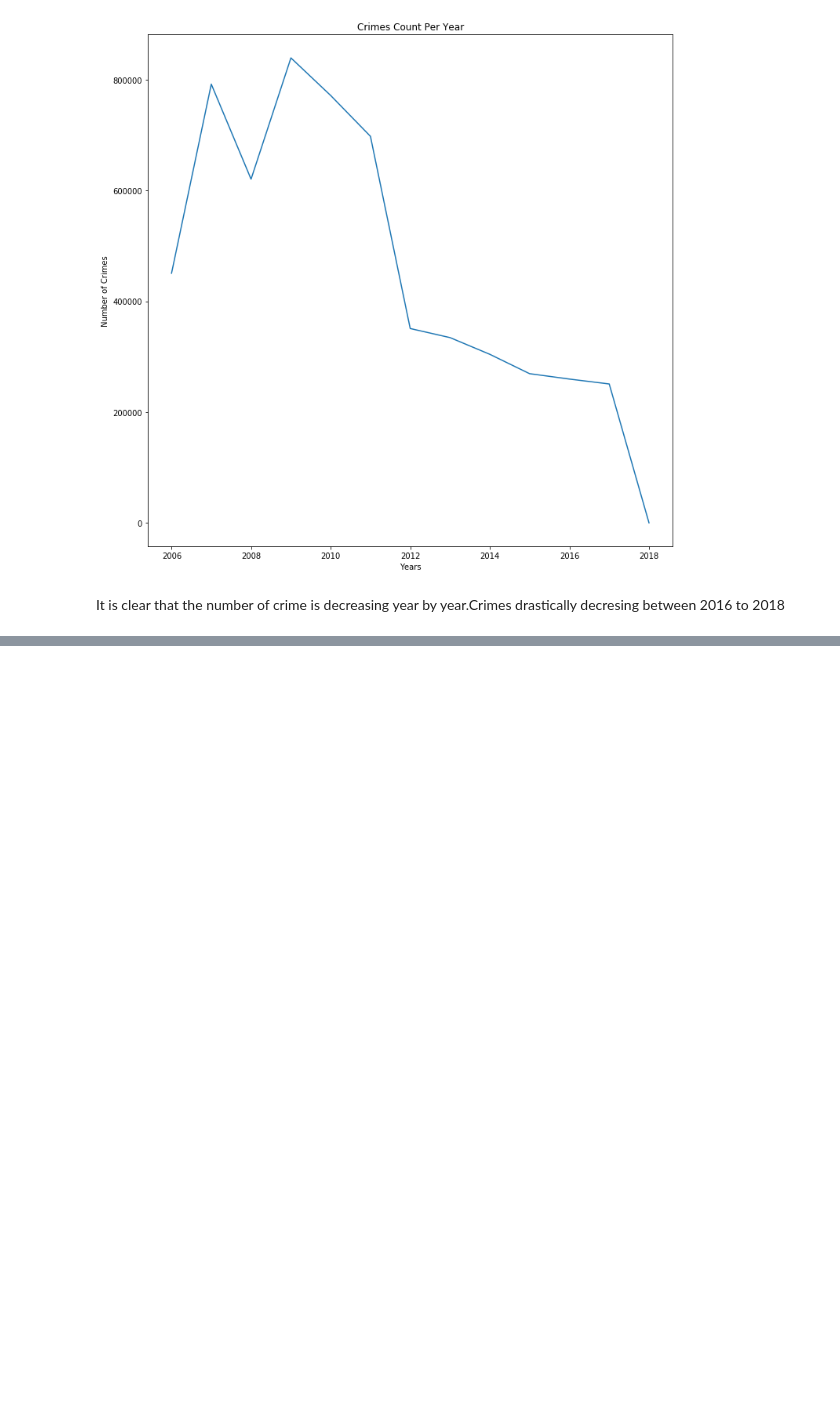
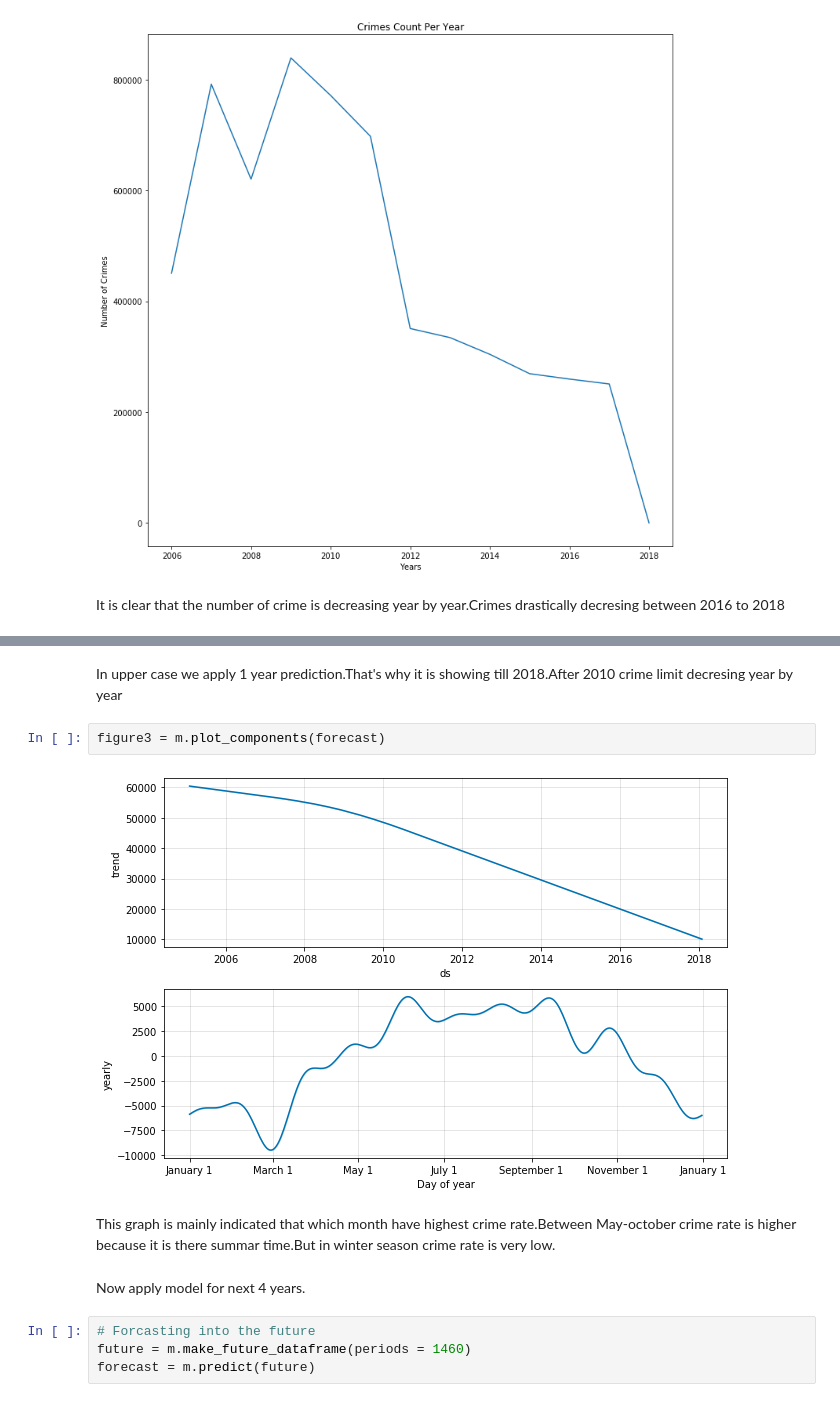
Before and after one commit to LIMON100/Crimes-in-Chicago, a Jupyter notebook: CrimeAnalysis.ipynb, the cells around one changed output, grey strips where cells are left out. Saved outputs shown, nothing was run; the diff lists cells and outputs as text; blank space fills up the shorter version.

```diff
--- a/CrimeAnalysis.ipynb
+++ b/CrimeAnalysis.ipynb
@@ -691,0 +846,14 @@ It is clear that the number of crime is decreasing year by year.Crimes drastical
+# %% [markdown]
+In upper case we apply 1 year prediction.That's why it is showing till 2018.After 2010 crime limit decresing year by year
+# %%
+figure3 = m.plot_components(forecast)
+# %% [output]
+[figure, added]
+# %% [markdown]
+This graph is mainly indicated that which month have highest crime rate.Between May-october crime rate is higher because it is there summar time.But in winter season crime rate is very low.
+# %% [markdown]
+Now apply model for next 4 years.
+# %%
+# Forcasting into the future
+future = m.make_future_dataframe(periods = 1460)
+forecast = m.predict(future)
```
Also changed, not shown: parts of 25 cells of this notebook.
